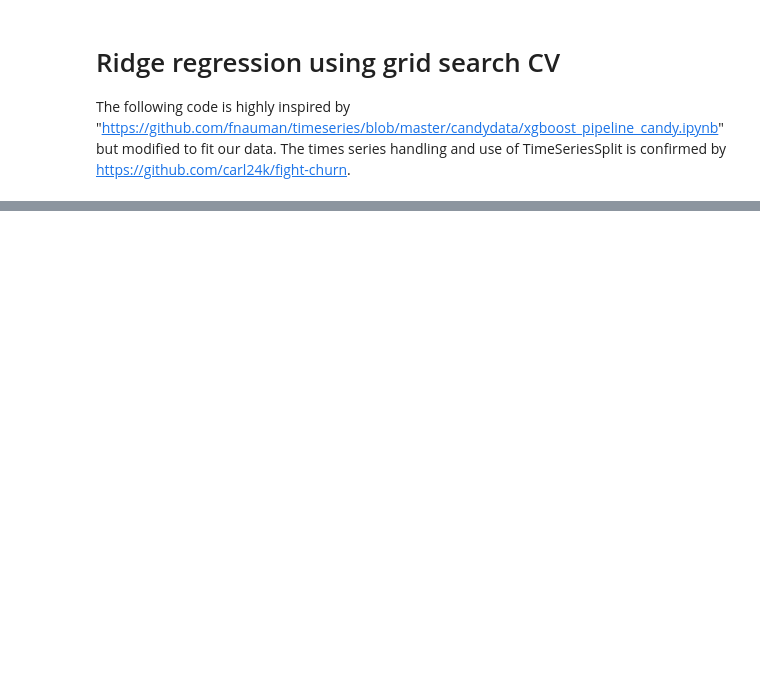
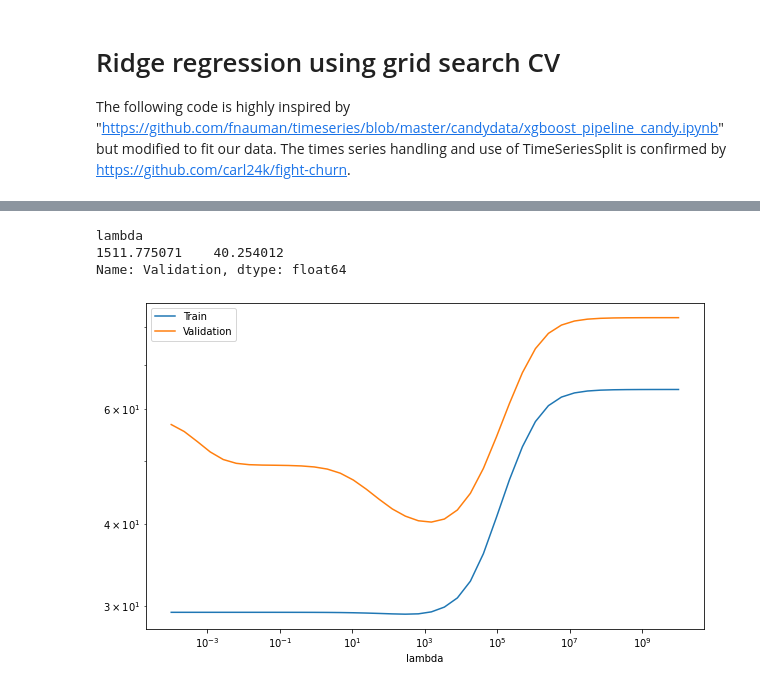
Before and after one commit to sjhpol/ISDS_arbejde, a Jupyter notebook: Exam/RIDGEreg copy.ipynb, the cells around one changed output, grey strips where cells are left out. Drawn from its saved outputs; the diff is of its cells as text; code cells hidden in the pictures; blank space fills up the shorter version.

```diff
--- a/Exam/RIDGEreg copy.ipynb
+++ b/Exam/RIDGEreg copy.ipynb
@@ -117,0 +166,29 @@ gs_ridge = GridSearchCV(pipe_ridge,
+# %%
+ts_cv = TimeSeriesSplit(n_splits=40).split(X_train)
+
+# FIT AND EVALUATE FOR DIFFERENT LAMBDAS
+train_scores, test_scores = \
+    validation_curve(estimator=pipe_ridge,
+                     X=X_train,
+                     y=y_train,
+                     param_name='ridge__alpha',
+                     param_range=np.logspace(-4,10,40),
+                     scoring='neg_mean_absolute_error',
+                     cv=ts_cv,
+                     n_jobs = 4)
+# %%
+
+# OBTAIN MSE FOR DIFFERENT LAMBDAS AND PRINT BEST
+mse_score = pd.DataFrame({'Train':-train_scores.mean(axis=1),
+                          'Validation':-test_scores.mean(axis=1),
+                          'lambda':np.logspace(-4,10,40)})\
+              .set_index('lambda')
+print(mse_score.Validation.nsmallest(1))
+# %% [output]
+lambda
+1511.775071    40.254012
+Name: Validation, dtype: float64
+# %%
+mse_score.plot(logx=True, logy=True, figsize=(10,6));
+# %% [output]
+[figure, added]
```
Also changed, not shown: parts of 17 cells of this notebook, 5 other files.
